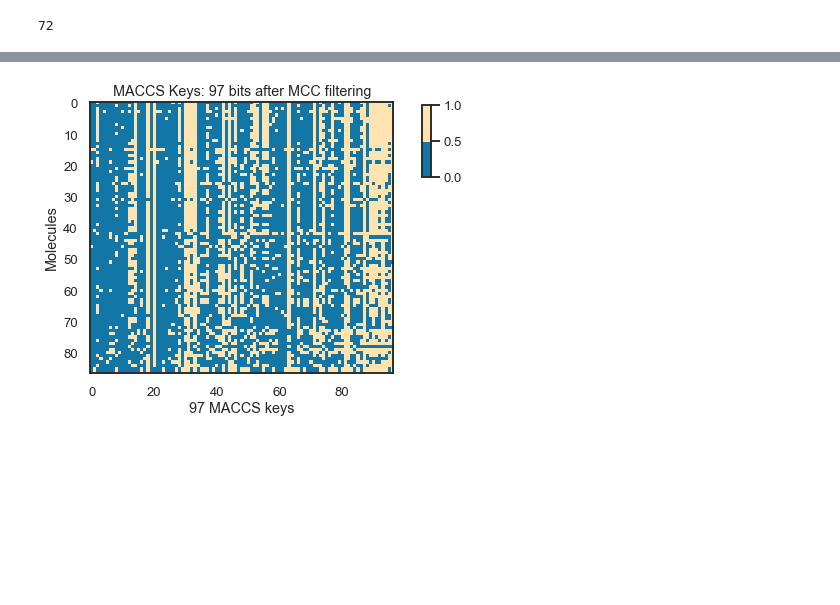
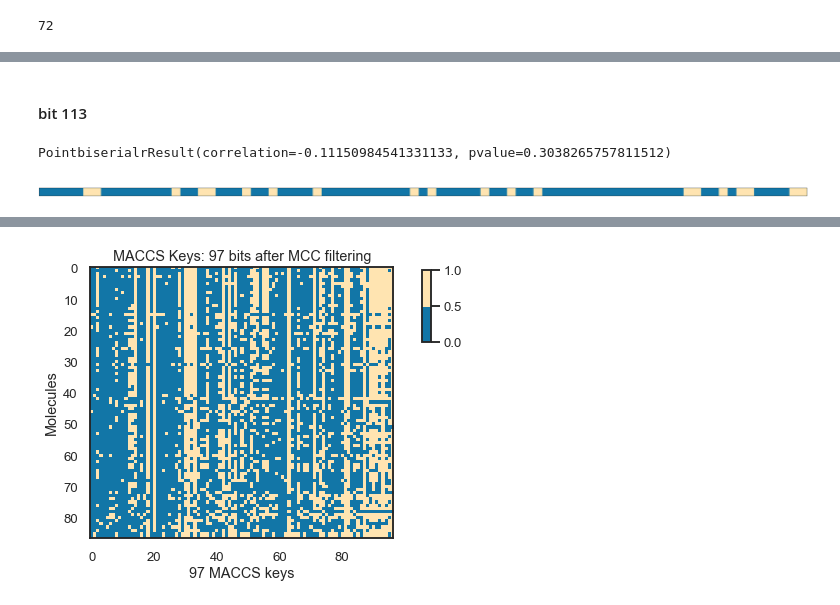
Before and after one commit to jRicciL/ERK2_notebooks, a Jupyter notebook: X_Reviewing_Fourches_work/7_Feature_Selection_RDKit_descriptors.ipynb, the cells around one changed output, grey strips where cells are left out. Saved outputs shown, nothing was run; the diff lists cells and outputs as text; code cells hidden in the pictures; blank space fills up the shorter version.

```diff
--- a/X_Reviewing_Fourches_work/7_Feature_Selection_RDKit_descriptors.ipynb
+++ b/X_Reviewing_Fourches_work/7_Feature_Selection_RDKit_descriptors.ipynb
@@ -329,0 +373,13 @@ len(set(X_maccs_flt_phi.columns.tolist()) & set(X_maccs_flt_tan.columns.tolist()
+# %% [markdown]
+#### bit 113
+# %%
+# Example
+bit113 = X_maccs_flt_phi[113]
+bit113_palette = ['#FFE4B1' if i else '#1276a7' for i in bit113]
+sns.palplot(sns.color_palette(bit113_palette))
+
+# Compute the point-biserial correaltion
+pointbiserialr(bit113, df_maccs_all.pKi)
+# %% [output]
+PointbiserialrResult(correlation=-0.11150984541331133, pvalue=0.3038265757811512)
+[figure, added]
```
Also changed, not shown: parts of 15 cells of this notebook.
